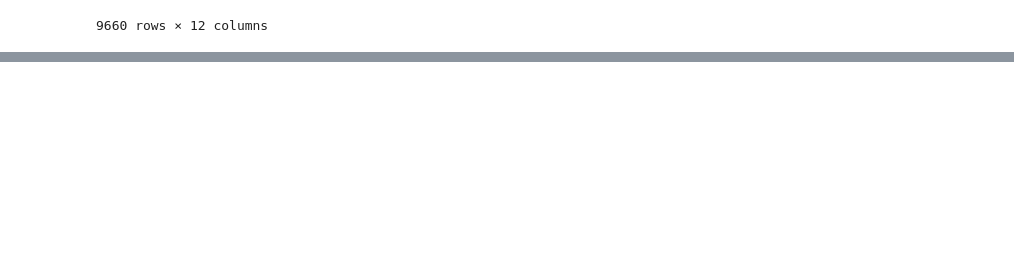
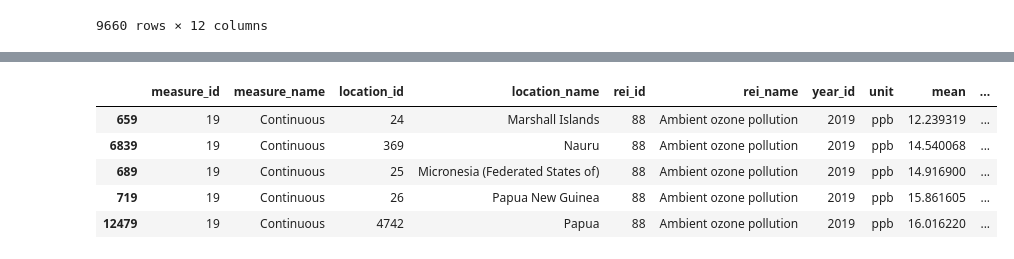
Before and after one commit to Goheekin/UNB-Data-Challenge, a Jupyter notebook: UNB Explore.ipynb, the cells around one changed output, grey strips where cells are left out. Cells and saved outputs as stored; diff of their text form; code cells hidden in the pictures; blank space fills up the shorter version.

```diff
--- a/UNB Explore.ipynb
+++ b/UNB Explore.ipynb
@@ -305,0 +189,11 @@ Name: measure_id, dtype: int64
+# %%
+AOPData2019 = Df3.loc[Df3['year_id'] == 2019]
+Top5AOPData2019 = AOPData2019.sort_values('mean').head(5)
+Top5AOPData2019
+# %% [output]
+|  | measure_id | measure_name | location_id | location_name | rei_id | rei_name | year_id | unit | mean | ... |
+| 659 | 19 | Continuous | 24 | Marshall Islands | 88 | Ambient ozone pollution | 2019 | ppb | 12.239319 | ... |
+| 6839 | 19 | Continuous | 369 | Nauru | 88 | Ambient ozone pollution | 2019 | ppb | 14.540068 | ... |
+| 689 | 19 | Continuous | 25 | Micronesia (Federated States of) | 88 | Ambient ozone pollution | 2019 | ppb | 14.916900 | ... |
+| 719 | 19 | Continuous | 26 | Papua New Guinea | 88 | Ambient ozone pollution | 2019 | ppb | 15.861605 | ... |
+| 12479 | 19 | Continuous | 4742 | Papua | 88 | Ambient ozone pollution | 2019 | ppb | 16.016220 | ... |
```
Also changed, not shown: parts of 48 cells of this notebook.
